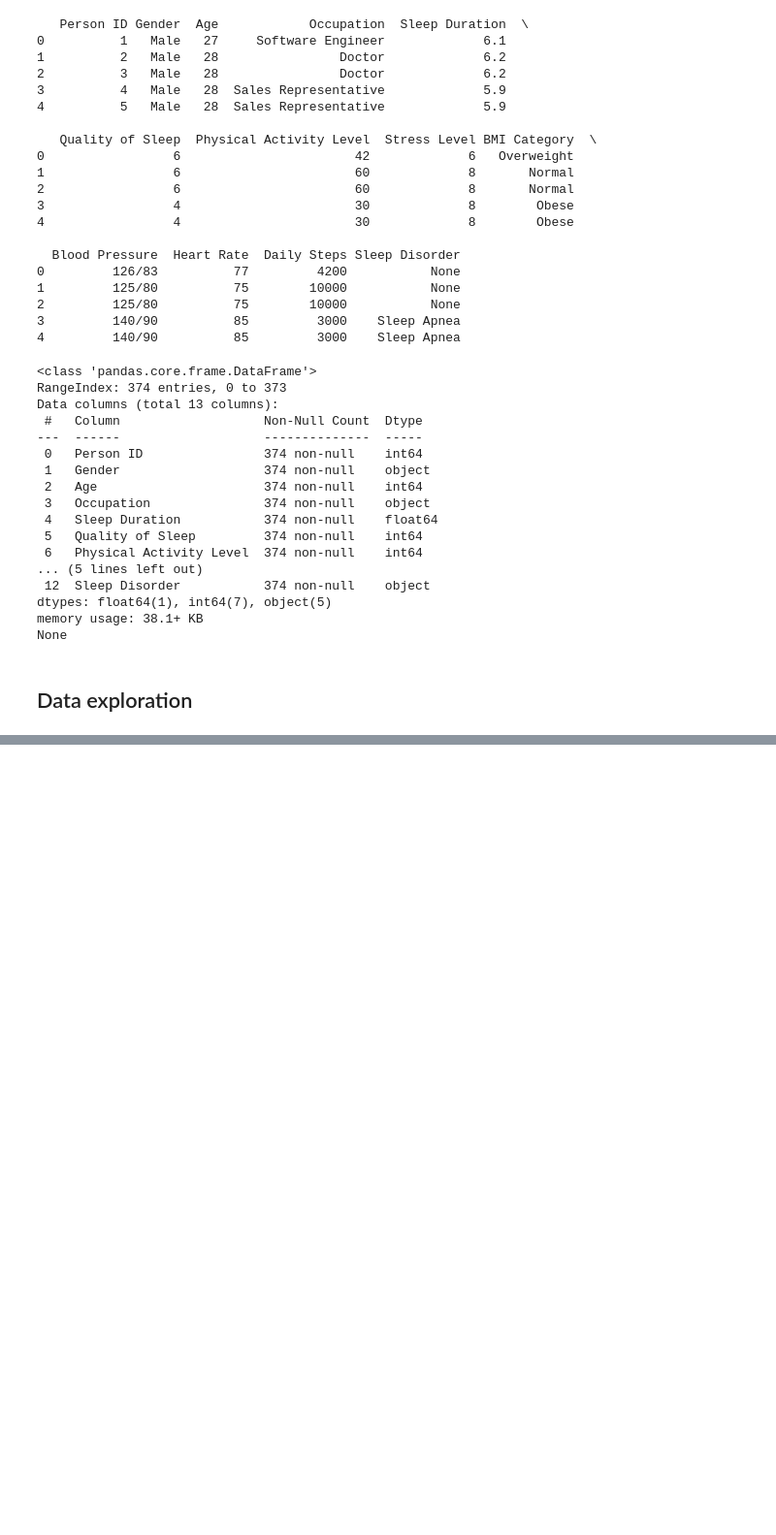
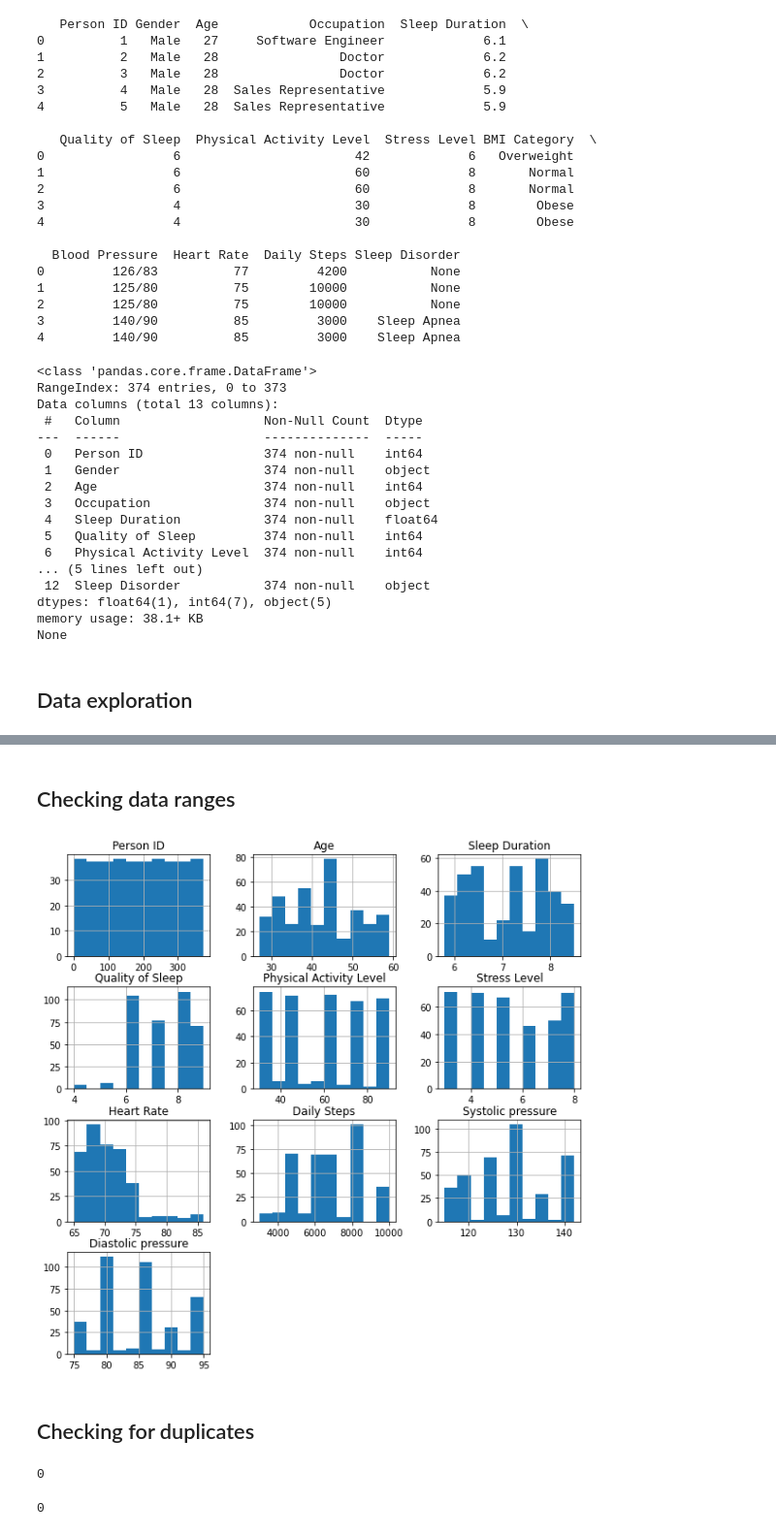
Before and after one commit to arnoldketer/Sleep-Insomnia, a Jupyter notebook: main.ipynb, the cells around one changed output, grey strips where cells are left out. Shown: that part at 97% size. Saved outputs shown, nothing was run; the diff lists cells and outputs as text; code cells hidden in the pictures; blank space fills up the shorter version.

```diff
--- a/main.ipynb
+++ b/main.ipynb
@@ -76,0 +90,4 @@ max                  90.000000      8.000000   86.000000  10000.000000
+# %%
+sleep_data['Systolic pressure']= sleep_data['Blood Pressure'].str.split('/').str[0].astype(int)
+sleep_data['Diastolic pressure']= sleep_data['Blood Pressure'].str.split('/').str[1].astype(int)
+sleep_data.head(20)
@@ -76,0 +112,2 @@ max                  90.000000      8.000000   86.000000  10000.000000
+# %%
+sleep_data['BMI Category']= sleep_data['BMI Category'].str.replace('Normal Weight', 'Normal')
@@ -76,0 +121,5 @@ max                  90.000000      8.000000   86.000000  10000.000000
+# %%
+bin_edges=[0, 5, 7, 10]
+group_labels=['Low','medium','High']
+sleep_data['Quality of Sleep(Categorical)']=pd.cut(sleep_data['Quality of Sleep'], bins=bin_edges, labels=group_labels)
+sleep_data[['Quality of Sleep','Quality of Sleep(Categorical)']].sample(n=20)
@@ -76,0 +148,4 @@ max                  90.000000      8.000000   86.000000  10000.000000
+# %%
+ranges=[0, 4, 6, 8]
+sleep_data['Stress Level(Categorical)']= pd.cut(sleep_data['Stress Level'], bins=ranges, labels=group_labels)
+sleep_data[['Stress Level', 'Stress Level(Categorical)']].sample(n=10)
@@ -76,0 +184,19 @@ max                  90.000000      8.000000   86.000000  10000.000000
+# %% [markdown]
+## Checking data ranges
+# %%
+#Plot histograms of all the numeric columns
+sleep_data.hist(figsize=(10,10), bins=10)
+plt.show()
+# %% [output]
+[figure, added]
+# %% [markdown]
+## Checking for duplicates
+# %%
+sleep_data.duplicated().sum()
+# %% [output]
+0
+# %%
+subset_cols=['Person ID','Age', 'Occupation', 'Sleep Disorder', 'BMI Category']
+sleep_data.duplicated(subset=subset_cols, keep=False).sum()
+# %% [output]
+0
```
Also changed, not shown: parts of 12 cells of this notebook.
